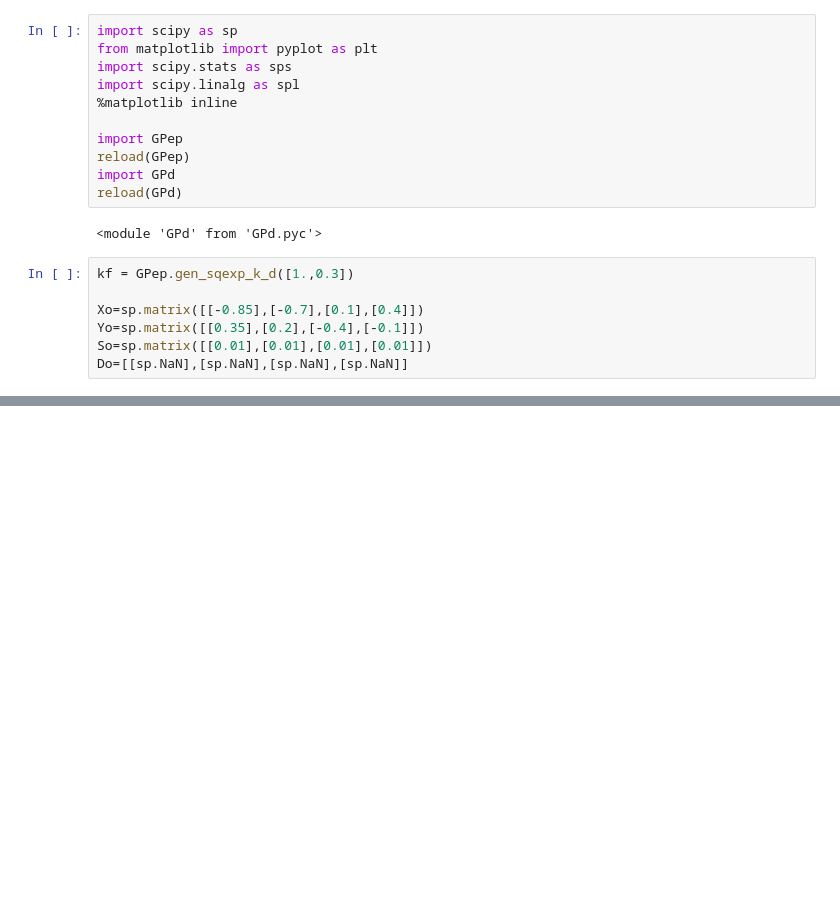
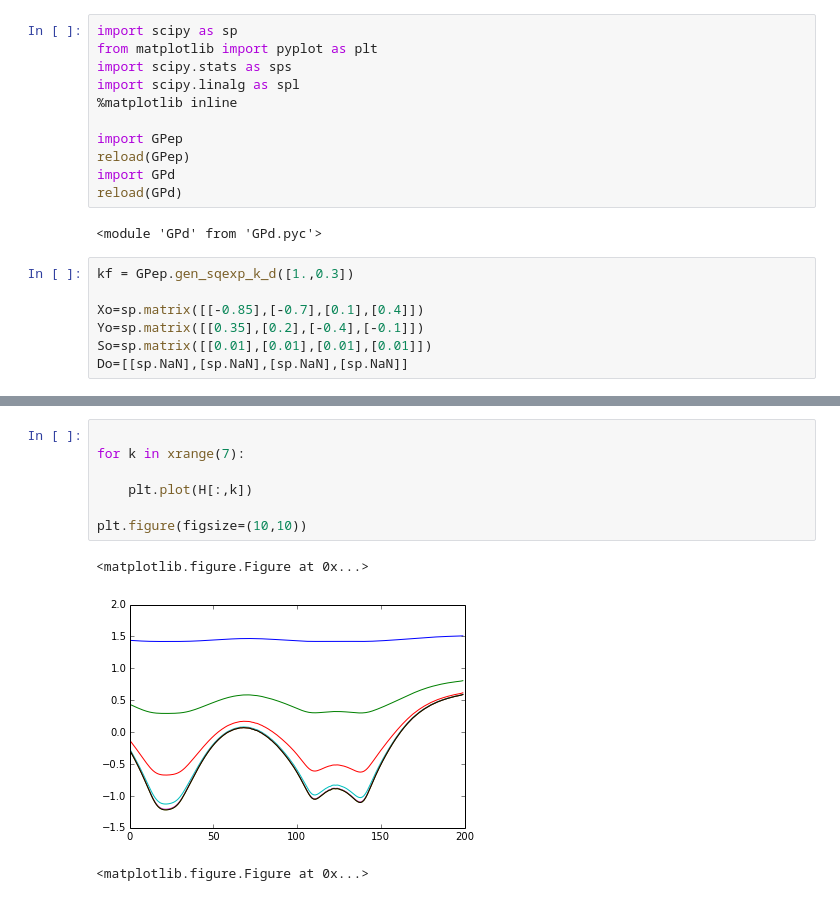
Before and after one commit to markm541374/ES, a Jupyter notebook: EntropyGP2.ipynb, the cells around one changed output, grey strips where cells are left out. Drawn from its saved outputs; the diff is of its cells as text; blank space fills up the shorter version.

```diff
--- a/EntropyGP2.ipynb
+++ b/EntropyGP2.ipynb
@@ -113 +105,12 @@ plt.figure(figsize=(10,10))
+# %%
+
+for k in xrange(7):
+
+    plt.plot(H[:,k])
+
+plt.figure(figsize=(10,10))
+# %% [output]
+<matplotlib.figure.Figure at 0x...>
+[figure, added]
+<matplotlib.figure.Figure at 0x...>
 # %%
```
Also changed, not shown: parts of 6 cells of this notebook, 2 other files.
